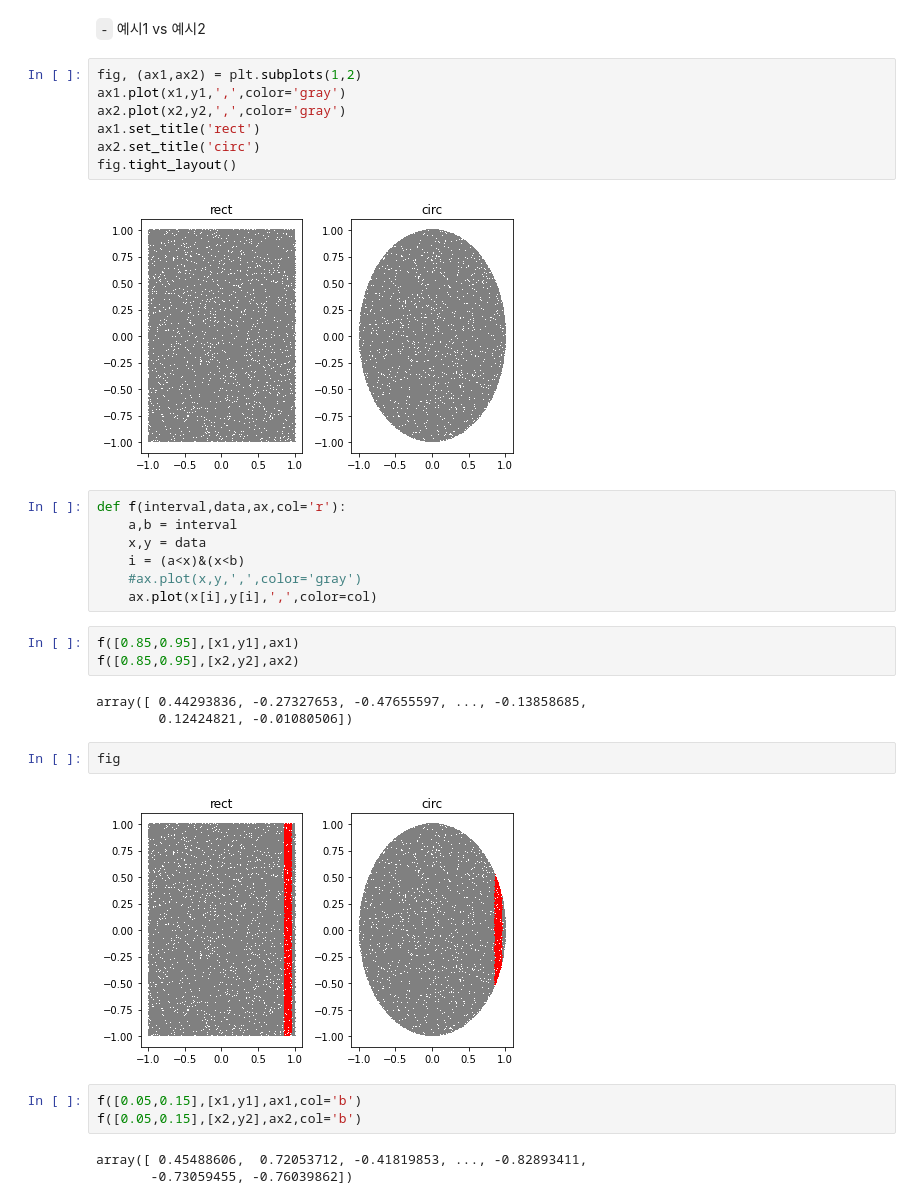
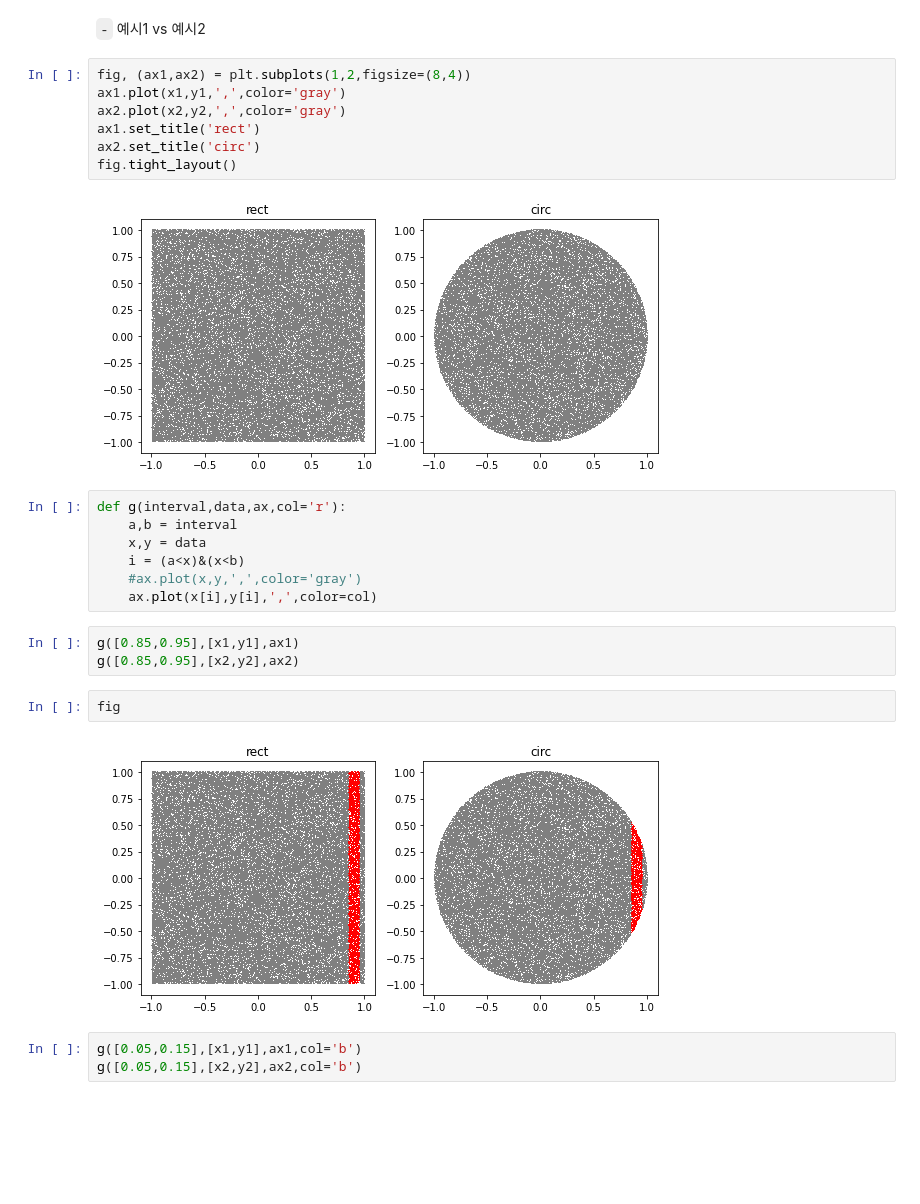
Before and after one commit to guebin/DV2022_backup, a Jupyter notebook: _notebooks/draft.ipynb, the cells around one changed output. Saved outputs shown, nothing was run; the diff lists cells and outputs as text; blank space fills up the shorter version.

```diff
--- a/_notebooks/draft.ipynb
+++ b/_notebooks/draft.ipynb
@@ -99,37 +99,31 @@ array([[ 1.        , -0.01007718],
 # %% [markdown]
 `-` 예시1 vs 예시2
 # %%
-fig, (ax1,ax2) = plt.subplots(1,2)
+fig, (ax1,ax2) = plt.subplots(1,2,figsize=(8,4))
 ax1.plot(x1,y1,',',color='gray')
 ax2.plot(x2,y2,',',color='gray')
 ax1.set_title('rect')
 ax2.set_title('circ')
 fig.tight_layout()
 # %% [output]
-[figure, old version]
+[figure, new version]
 # %%
-def f(interval,data,ax,col='r'):
+def g(interval,data,ax,col='r'):
     a,b = interval
     x,y = data
     i = (a<x)&(x<b)
     #ax.plot(x,y,',',color='gray')
     ax.plot(x[i],y[i],',',color=col)
 # %%
-f([0.85,0.95],[x1,y1],ax1)
-f([0.85,0.95],[x2,y2],ax2)
+g([0.85,0.95],[x1,y1],ax1)
+g([0.85,0.95],[x2,y2],ax2)
-# %% [output]
-array([ 0.44293836, -0.27327653, -0.47655597, ..., -0.13858685,
-        0.12424821, -0.01080506])
 # %%
 fig
 # %% [output]
-[figure, old version]
+[figure, new version]
 # %%
-f([0.05,0.15],[x1,y1],ax1,col='b')
-f([0.05,0.15],[x2,y2],ax2,col='b')
+g([0.05,0.15],[x1,y1],ax1,col='b')
+g([0.05,0.15],[x2,y2],ax2,col='b')
-# %% [output]
-array([ 0.45488606,  0.72053712, -0.41819853, ..., -0.82893411,
-       -0.73059455, -0.76039862])
 # %%
 fig
 # %% [output]
```
Also changed, not shown: parts of 22 cells of this notebook.
